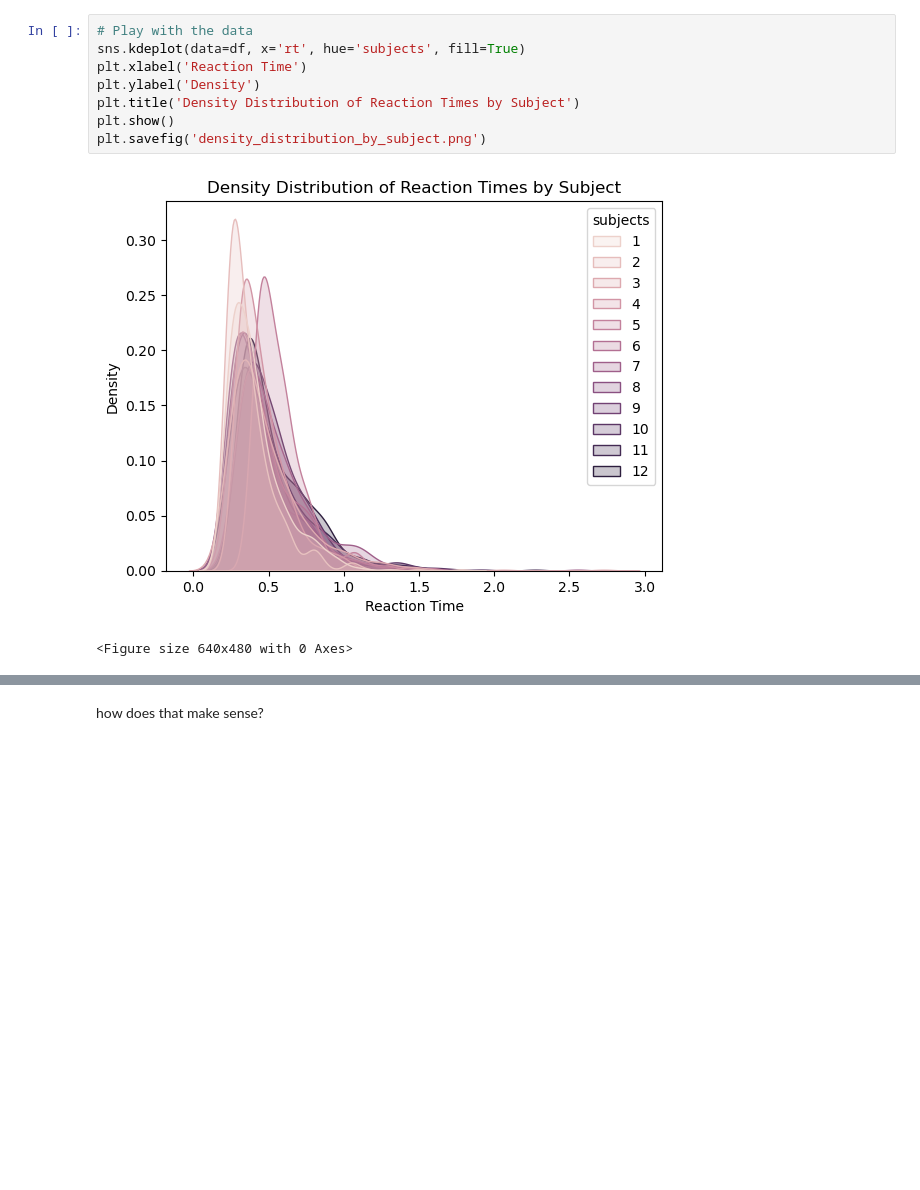
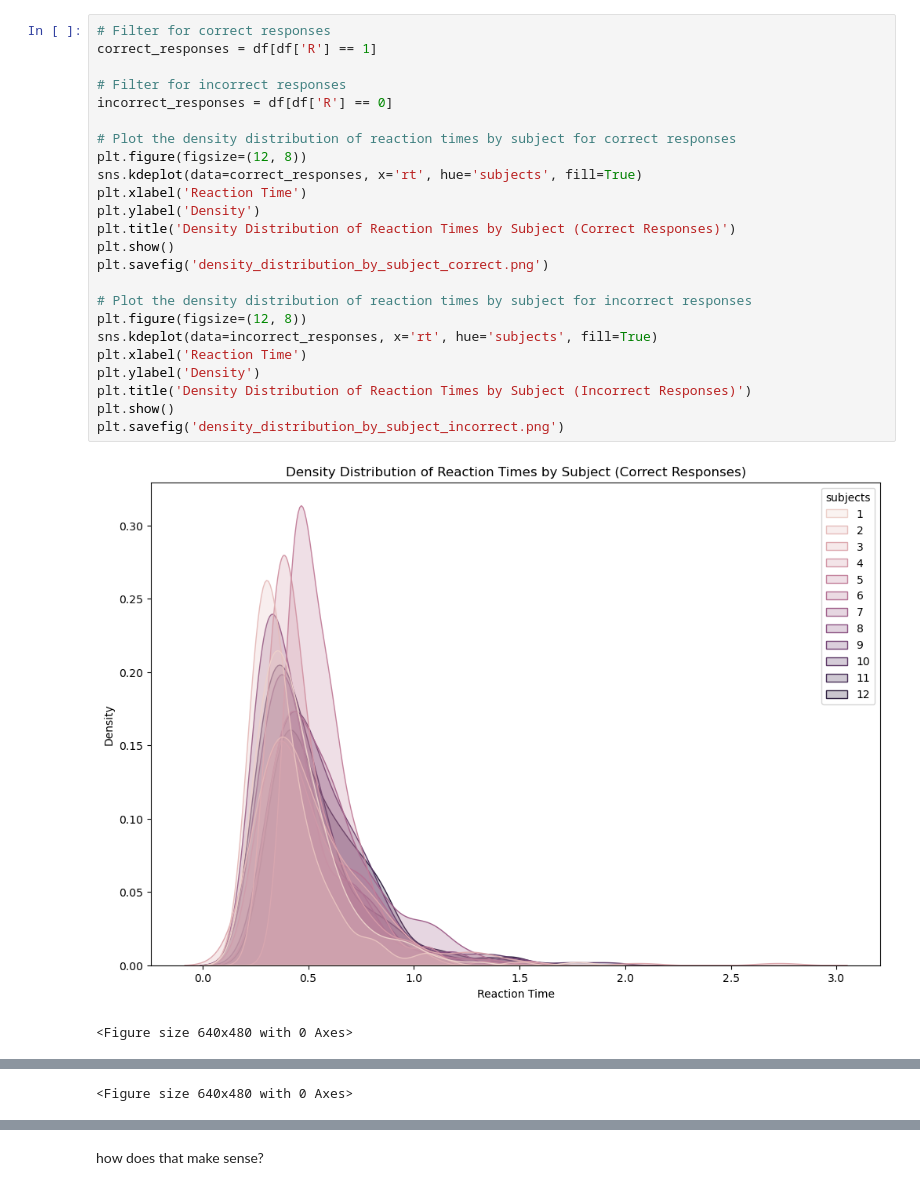
Before and after one commit to JesseK18/DDM_final-, a Jupyter notebook: data.ipynb, the cells around one changed output, grey strips where cells are left out. Saved outputs shown, nothing was run; the diff lists cells and outputs as text; blank space fills up the shorter version.

```diff
--- a/data.ipynb
+++ b/data.ipynb
@@ -28,13 +48,29 @@ plt.savefig('reaction_times.png')
 [figure]
 <Figure size 640x480 with 0 Axes>
-# %%
-# Play with the data
-sns.kdeplot(data=df, x='rt', hue='subjects', fill=True)
-plt.xlabel('Reaction Time')
-plt.ylabel('Density')
-plt.title('Density Distribution of Reaction Times by Subject')
-plt.show()
-plt.savefig('density_distribution_by_subject.png')
-# %% [output]
-[figure, removed]
-<Figure size 640x480 with 0 Axes>
+# %%
+# Filter for correct responses
+correct_responses = df[df['R'] == 1]
+
+# Filter for incorrect responses
+incorrect_responses = df[df['R'] == 0]
+
+# Plot the density distribution of reaction times by subject for correct responses
+plt.figure(figsize=(12, 8))
+sns.kdeplot(data=correct_responses, x='rt', hue='subjects', fill=True)
+plt.xlabel('Reaction Time')
+plt.ylabel('Density')
+plt.title('Density Distribution of Reaction Times by Subject (Correct Responses)')
+plt.show()
+plt.savefig('density_distribution_by_subject_correct.png')
+
+# Plot the density distribution of reaction times by subject for incorrect responses
+plt.figure(figsize=(12, 8))
+sns.kdeplot(data=incorrect_responses, x='rt', hue='subjects', fill=True)
+plt.xlabel('Reaction Time')
+plt.ylabel('Density')
+plt.title('Density Distribution of Reaction Times by Subject (Incorrect Responses)')
+plt.show()
+plt.savefig('density_distribution_by_subject_incorrect.png')
+# %% [output]
+[figure, added]
+<Figure size 640x480 with 0 Axes>
@@ -41,3 +78,4 @@ plt.savefig('density_distribution_by_subject.png')
+<Figure size 640x480 with 0 Axes>
 # %%
 # Create a new column to categorize the conditions under assumption cat=dog
 df['condition'] = 'Other'
```
Also changed, not shown: parts of 16 cells of this notebook, 2 other files.
